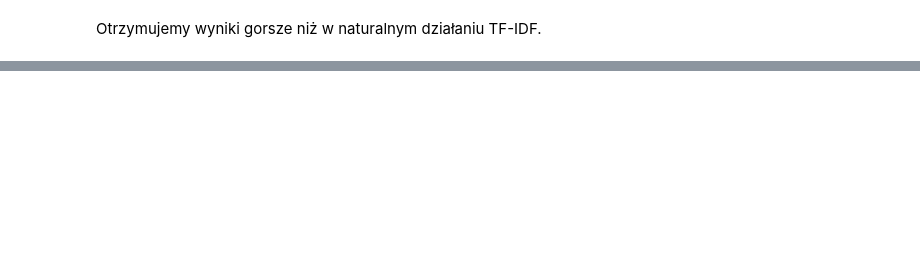
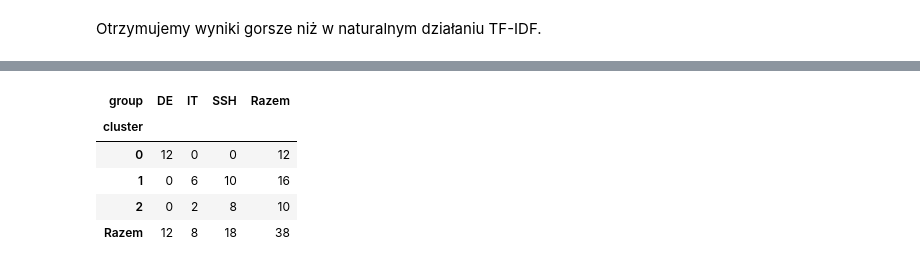
Before and after one commit to strek-o/xaifungi-analysis, a Jupyter notebook: analysis.ipynb, the cells around one changed output, grey strips where cells are left out. Cells and saved outputs as stored; diff of their text form; code cells hidden in the pictures; blank space fills up the shorter version.

```diff
--- a/analysis.ipynb
+++ b/analysis.ipynb
@@ -501,0 +506,17 @@ Otrzymujemy wyniki gorsze niż w naturalnym działaniu TF-IDF.
+# %%
+from src.maxqda import (
+    load_maxqda_summary,
+    code_count_features,
+    top_codes_per_group,
+)
+
+maxqda = load_maxqda_summary()
+maxqda_feats = code_count_features(maxqda, normalize=True)
+print("Code matrix shape:", maxqda_feats.shape)
+print(
+    "Coverage:",
+    maxqda_feats.index.isin(text_df["participant_id"]).sum(),
+    "/",
+    len(text_df),
+)
+maxqda_feats.iloc[:5, :6].round(3)
@@ -501,0 +533,9 @@ Otrzymujemy wyniki gorsze niż w naturalnym działaniu TF-IDF.
+# %%
+groups_map = text_df.set_index("participant_id")["group"]
+top_codes = top_codes_per_group(maxqda, groups_map, top_k=8)
+
+for grp in ["DE", "IT", "SSH"]:
+    print(f"Top 8 codes for {grp}")
+    for code, val in top_codes[grp].items():
+        print(f"  {val:.3f}  {code}")
+    print()
@@ -501,0 +560,23 @@ Otrzymujemy wyniki gorsze niż w naturalnym działaniu TF-IDF.
+# %%
+ordered_ids = tfidf_feats.index
+X_maxqda = StandardScaler().fit_transform(maxqda_feats.loc[ordered_ids].values)
+
+clusters_maxqda = KMeans(n_clusters=3, random_state=42, n_init=20).fit_predict(X_maxqda)
+
+results_maxqda = pd.DataFrame(
+    {"participant_id": ordered_ids.tolist(), "cluster": clusters_maxqda}
+).merge(text_df[["participant_id", "group"]], on="participant_id")
+
+pd.crosstab(
+    results_maxqda["cluster"],
+    results_maxqda["group"],
+    margins=True,
+    margins_name="Razem",
+)
+# %% [output]
+| group | DE | IT | SSH | Razem |
+| cluster |  |  |  |  |
+| 0 | 12 | 0 | 0 | 12 |
+| 1 | 0 | 6 | 10 | 16 |
+| 2 | 0 | 2 | 8 | 10 |
+| Razem | 12 | 8 | 18 | 38 |
```
Also changed, not shown: parts of 10 cells of this notebook, 1 other file.
